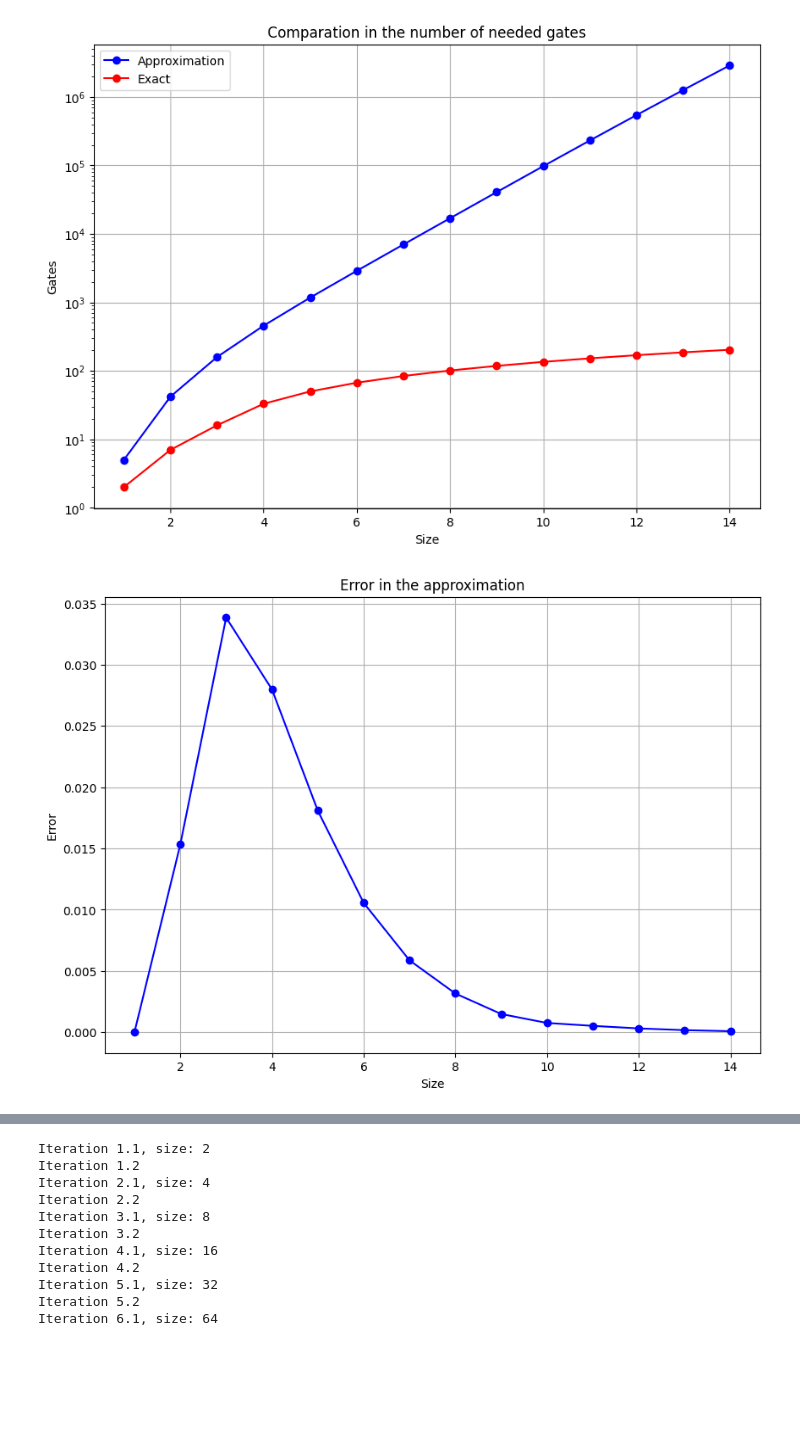
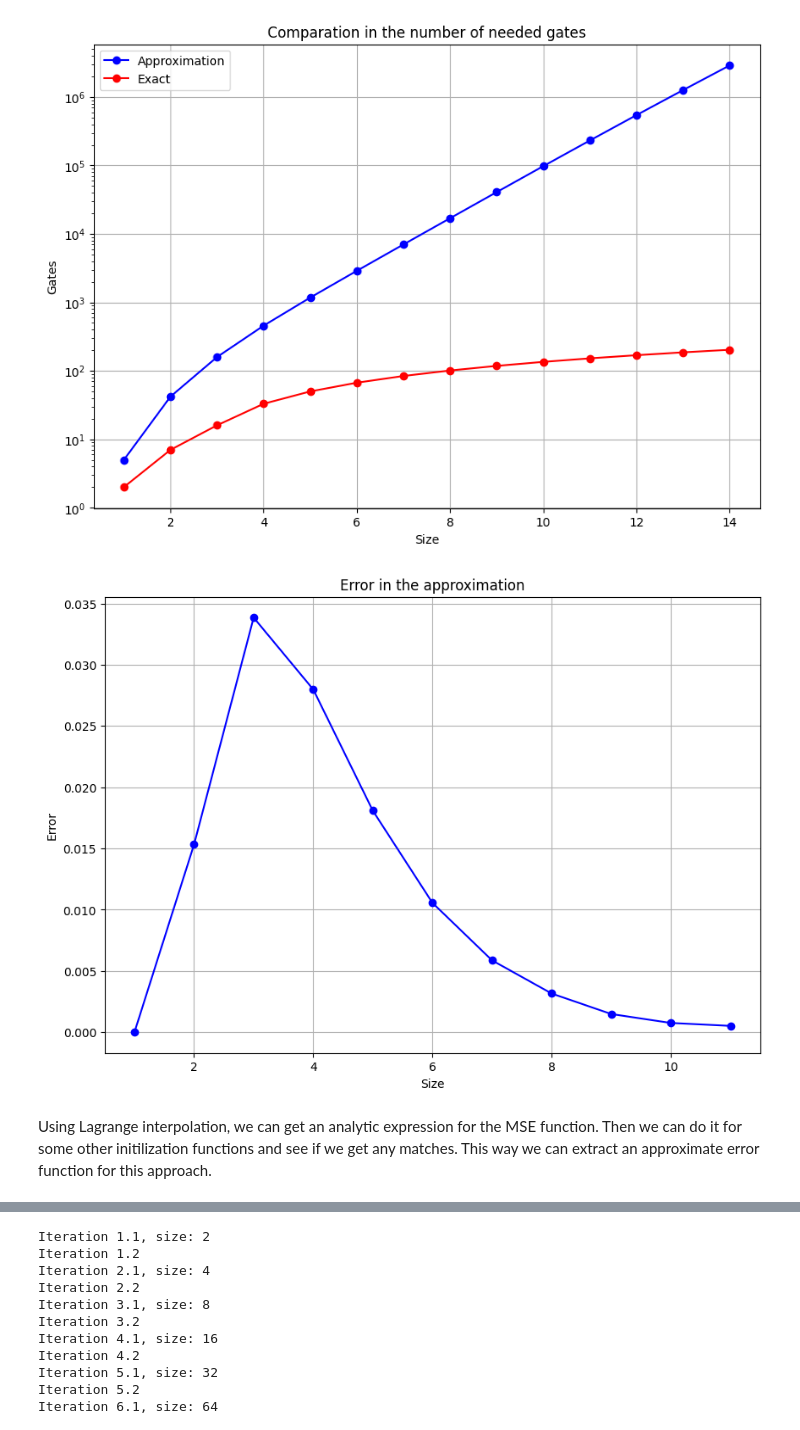
Before and after one commit to Nicofero/CITMAGA, a Jupyter notebook: b_side_approx.ipynb, the cells around one changed output, grey strips where cells are left out. Saved outputs shown, nothing was run; the diff lists cells and outputs as text; code cells hidden in the pictures; blank space fills up the shorter version.

Commit message:
Lagrange interpolation

```diff
--- a/b_side_approx.ipynb
+++ b/b_side_approx.ipynb
@@ -211,7 +211,7 @@ function = 'x^2+x'
 gates1={}
 gates2={}
 diff = []
-for i in range(1,15):
+for i in range(1,12):
     print(f'Iteration {i}.1, size: {2**i}')
     b = b_state(i,function,10e-8)
     gates1[i] = b.decompose(reps=6).size()
@@ -229,6 +229,7 @@ for i in range(1,15):
 
 print(f'The number of gates of the approximation approach is {gates1}')
 print(f'The number of gates of the exact approach is {gates2}')
+print(f'The difference array is {diff}')
 # %% [output]
 Iteration 1.1, size: 2
 Iteration 1.2
@@ -271,17 +272,19 @@ plt.show()
 # %%
 import matplotlib.pyplot as plt
 
-x = np.arange(1,15,1)
+x = np.arange(1,12,1)
 plt.figure(figsize=(10, 7))
 
 # for i in range(len(diff)):
 #     diff[i]=diff[i]*2**i
 
 plt.plot(x, diff, marker='o', linestyle='-', color='blue')
 plt.xlabel('Size')
 plt.ylabel('Error')
 plt.title('Error in the approximation')
 plt.grid(True)
 plt.show()
 # %% [output]
-[figure, old version]
+[figure, new version]
+# %% [markdown]
+Using Lagrange interpolation, we can get an analytic expression for the MSE function. Then we can do it for some other initilization functions and see if we get any matches. This way we can extract an approximate error function for this approach.
```
Also changed, not shown: parts of 3 cells of this notebook.
